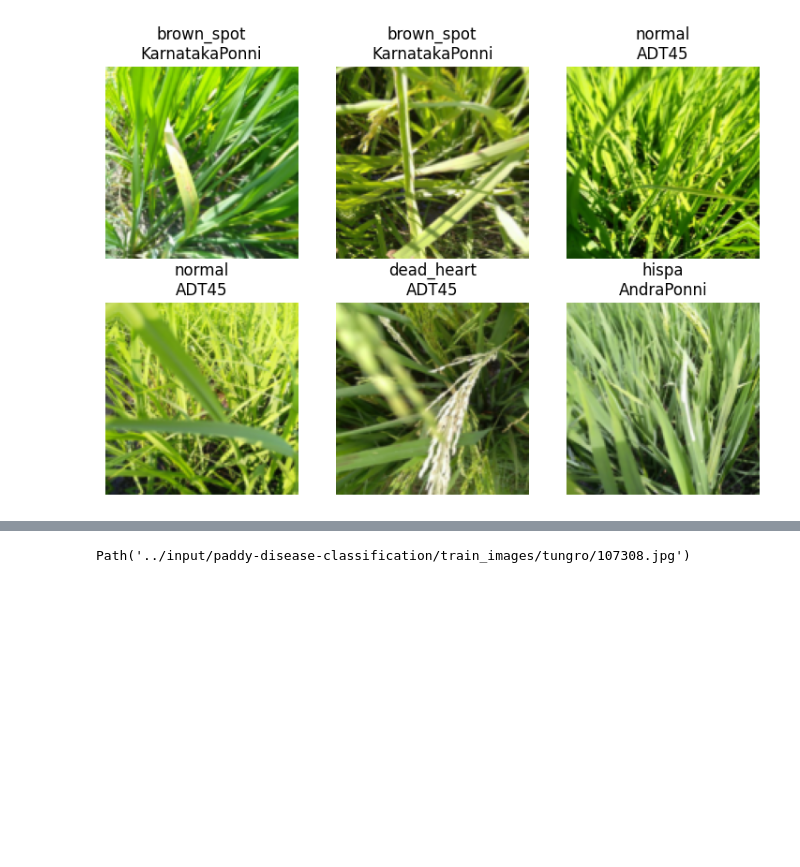
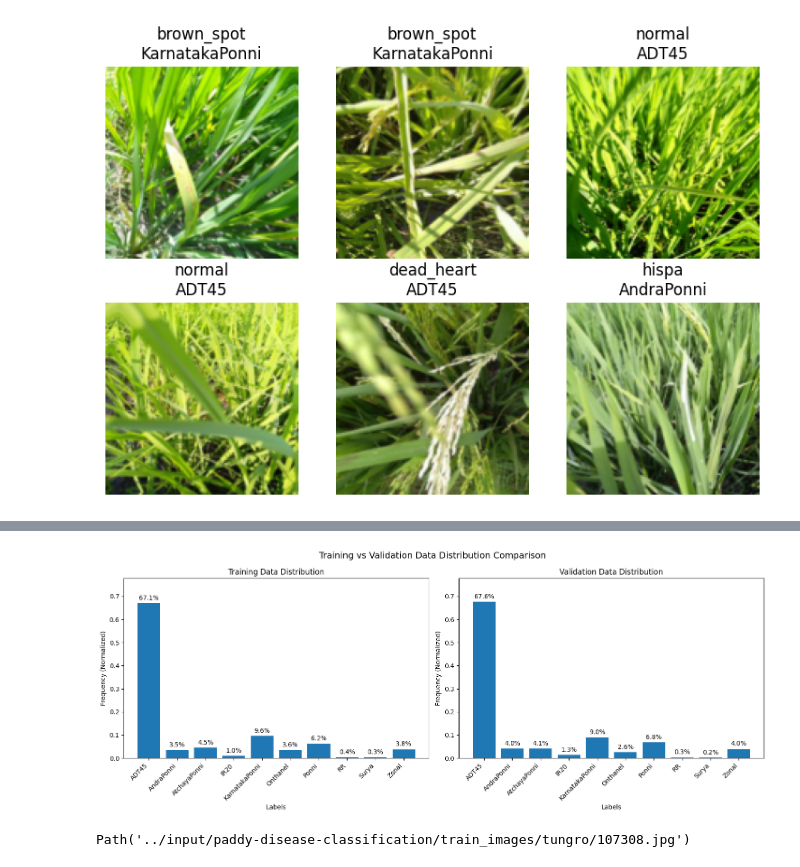
Before and after one commit to kappakpr/aws_ecs_demo, a Jupyter notebook: paddy-doctor-multimodel-v3-2.ipynb, the cells around one changed output, grey strips where cells are left out. Drawn from its saved outputs; the diff is of its cells as text; code cells hidden in the pictures; blank space fills up the shorter version.

```diff
--- a/paddy-doctor-multimodel-v3-2.ipynb
+++ b/paddy-doctor-multimodel-v3-2.ipynb
@@ -346,0 +349,94 @@ KL Divergence: 0.0029
+# %%
+import matplotlib.pyplot as plt
+import pandas as pd
+import numpy as np
+from fastai.vision.all import *
+
+def compare_distributions(train_labels, val_labels):
+    """
+    Displays normalized histograms of training and validation labels side by side
+    for easy distribution comparison.
+    """
+    # Create normalized distributions
+    train_counts = pd.Series(train_labels).value_counts(normalize=True)
+    val_counts = pd.Series(val_labels).value_counts(normalize=True)
+
+    # Ensure both distributions have the same labels (categories)
+    all_labels = sorted(list(set(train_counts.index) | set(val_counts.index)))
+    train_counts = train_counts.reindex(all_labels, fill_value=0)
+    val_counts = val_counts.reindex(all_labels, fill_value=0)
+
+    # Set up the plot
+    fig, (ax1, ax2) = plt.subplots(1, 2, figsize=(15, 6))
+    fig.suptitle('Training vs Validation Data Distribution Comparison', fontsize=14)
+
+    # Plot training distribution
+    bars1 = ax1.bar(all_labels, train_counts.values)
+    ax1.set_title('Training Data Distribution')
+    ax1.set_xlabel('Labels')
+    ax1.set_ylabel('Frequency (Normalized)')
+    # Correct way to set tick rotation and alignment
+    ax1.tick_params(axis='x', rotation=45)
+    ax1.set_xticklabels(all_labels, ha='right')
+
+    # Plot validation distribution
+    bars2 = ax2.bar(all_labels, val_counts.values)
+    ax2.set_title('Validation Data Distribution')
+    ax2.set_xlabel('Labels')
+    ax2.set_ylabel('Frequency (Normalized)')
+    # Correct way to set tick rotation and alignment
+    ax2.tick_params(axis='x', rotation=45)
+    ax2.set_xticklabels(all_labels, ha='right')
+
+    # Ensure both plots have the same y-axis scale
+    max_freq = max(train_counts.max(), val_counts.max())
+    ax1.set_ylim(0, max_freq * 1.15)  # Add 15% padding
+    ax2.set_ylim(0, max_freq * 1.15)
+
+    # Add percentage labels on bars
+    def add_percentages(ax, bars):
+        for bar in bars:
+            percentage = '{:.1f}%'.format(100 * bar.get_height())
+            ax.annotate(percentage,
+                       xy=(bar.get_x() + bar.get_width() / 2, bar.get_height()),
+                       xytext=(0, 3),
+                       textcoords="offset points",
+                       ha='center',
+                       va='bottom')
+
+    add_percentages(ax1, bars1)
+    add_percentages(ax2, bars2)
+
+    # Calculate distribution difference statistics
+    print("\nDistribution Difference Analysis:")
+    print("-" * 50)
+    print(f"{'Label':<15} {'Train %':<10} {'Val %':<10} {'Diff %':<10}")
+    print("-" * 50)
+    for label in all_labels:
+        train_pct = train_counts[label] * 100
+        val_pct = val_counts[label] * 100
+        diff = abs(train_pct - val_pct)
+        print(f"{label:<15} {train_pct:>8.1f}% {val_pct:>8.1f}% {diff:>8.1f}%")
+
+    # Calculate KL divergence
+    epsilon = 1e-10  # Small constant to avoid log(0)
+    kl_div = np.sum(train_counts * np.log((train_counts + epsilon) / (val_counts + epsilon)))
+    print(f"\nKL Divergence: {kl_div:.4f}")
+
+    plt.tight_layout()
+    plt.show()
+
+if interacting:
+    # Setup your FastAI DataLoaders
+    dls = ImageDataLoaders.from_folder(train_path, valid_pct=0.2)
+    dls.train_ds.items[0].name
+    # dls.train_ds[0]
+    # get_variety(dls.train_ds.items[0])
+
+    train_labels = [get_variety(path) for path in dls.train_ds.items]
+    val_labels = [get_variety(path) for path in dls.valid_ds.items]
+    # val_labels[0]
+
+    # Compare distributions
+    compare_distributions(train_labels, val_labels)
+# %% [output]
@@ -347,3 +459,4 @@ KL Divergence: 0.0029
+[figure, added]
 # %%
 # dls.train_ds.items[0]
 # %% [output]
```
Also changed, not shown: parts of 6 cells of this notebook.
